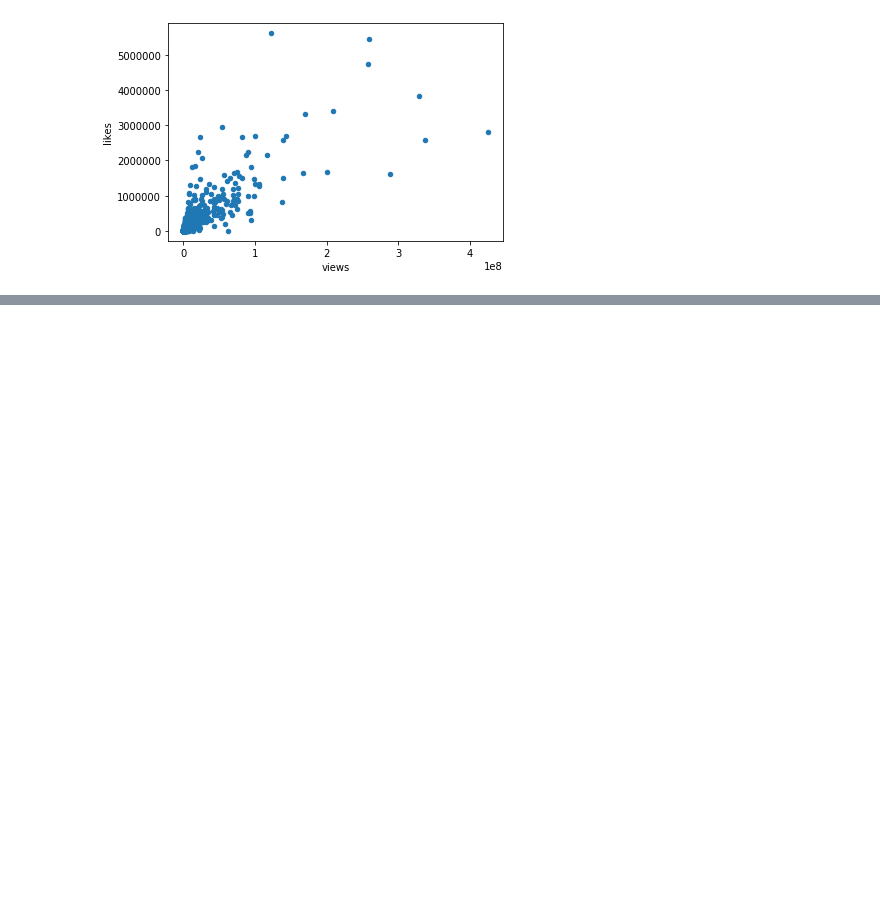
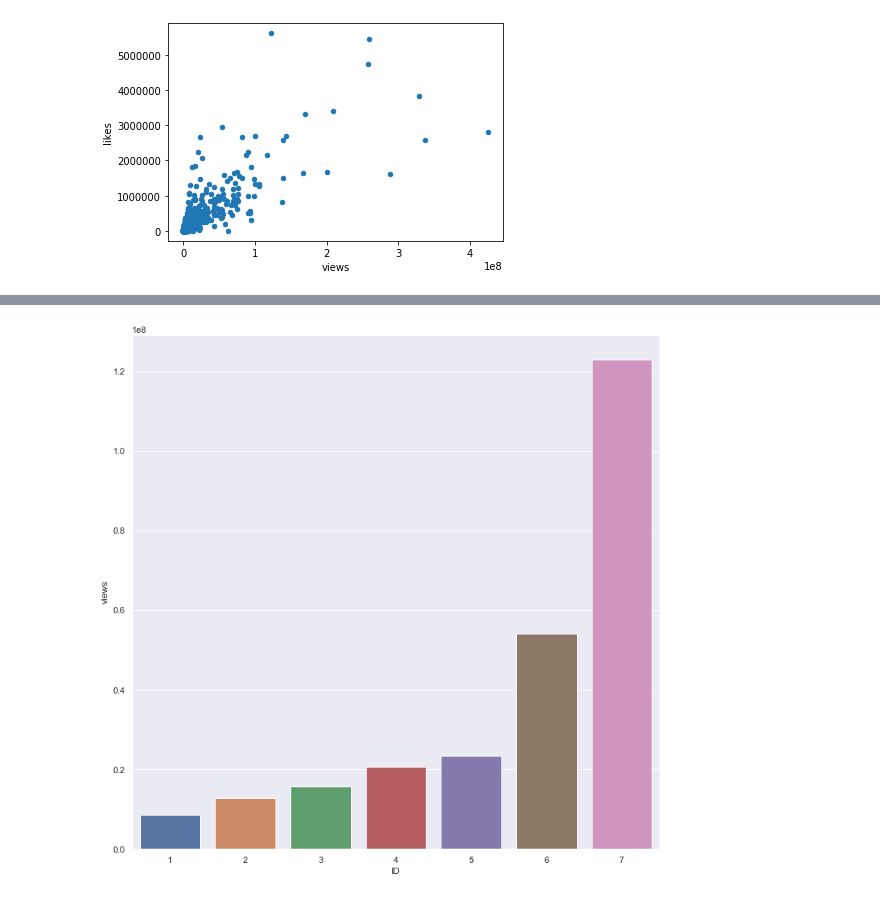
Before and after one commit to adelelezaj/YoutubePrj, a Jupyter notebook: youtube.ipynb, the cells around one changed output, grey strips where cells are left out. Cells and saved outputs as stored; diff of their text form; code cells hidden in the pictures; blank space fills up the shorter version.

```diff
--- a/youtube.ipynb
+++ b/youtube.ipynb
@@ -210,0 +313,7 @@ mean = df.groupby('country').mean()
+# %%
+ibighit_df = best_channels[best_channels['channel_title'].isin(['ibighit'])][['channel_title','title','category','views','likes','dislikes']]
+# %%
+ID = [1, 2,3,4,5,6,7]
+# %%
+ibighit_df['ID'] = ID
+ibighit_df.head(7)
@@ -210,0 +329,6 @@ mean = df.groupby('country').mean()
+# %%
+ax = sns.barplot(x= 'ID', y='views', data= ibighit_df)
+
+#8.5-23 mll trend
+# %% [output]
+[figure, added]
```
Also changed, not shown: parts of 30 cells of this notebook.
